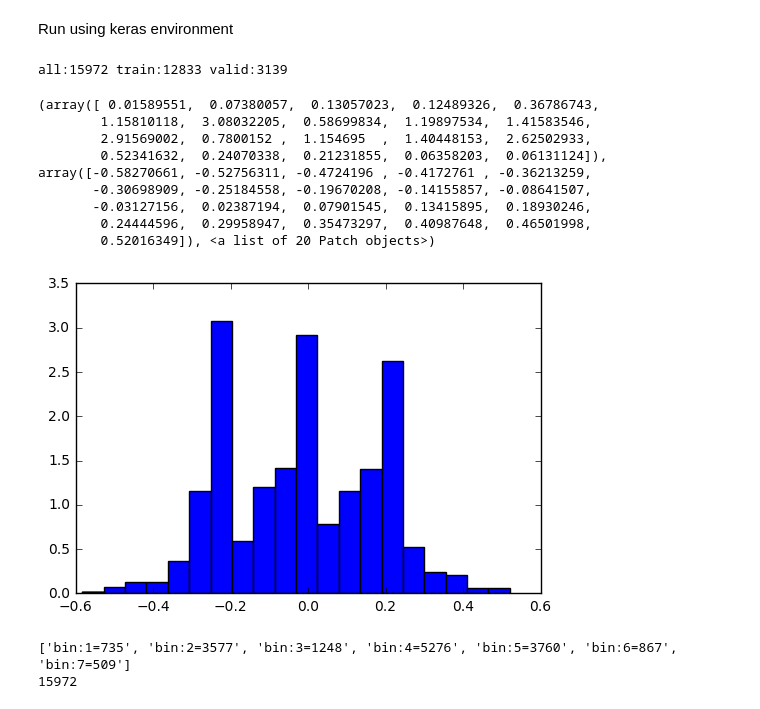
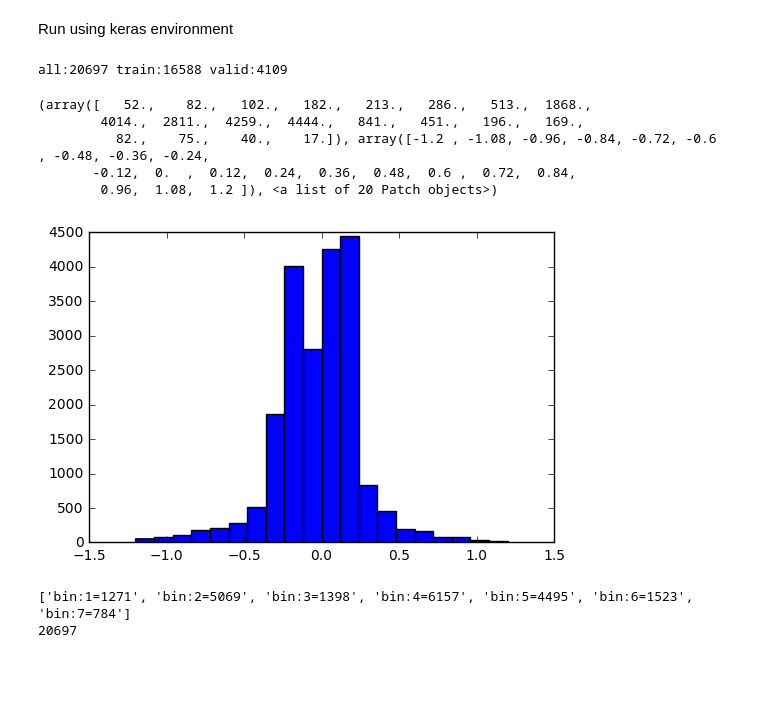
Before and after one commit to mattwg/carnd-cloning-experiments, a Jupyter notebook: Getting Serious.ipynb, the cells around one changed output. Cells and saved outputs as stored; diff of their text form; code cells hidden in the pictures; blank space fills up the shorter version.

Commit message:
added keras visualisation

```diff
--- a/Getting Serious.ipynb
+++ b/Getting Serious.ipynb
@@ -30,7 +30,7 @@ def remove(filename):
 def load_driving_logs(logs, path):
     f = []
     y = []
-    for d in training_data:
+    for d in logs:
         log = d+'driving_log.csv'
         with open(log,'r') as csvfile:
             reader = csv.reader(csvfile, delimiter=',')
@@ -194,8 +194,9 @@ def get_model():
     model.add(Dense(1))
     return model
 # %%
-logs = [ 'data/two-laps-middle-forward/', 'data/two-laps-middle-backwards/',
-                  'data/two-laps-recovery-forward/']
+logs = [ 'data/two-laps-middle-forward/',
+         'data/two-laps-middle-backwards/',
+        'data/two-laps-recovery-forward/']
 
 f, y = load_driving_logs(logs, '/home/mattwg/Projects/carnd-cloning-experiments/')
 
@@ -203,22 +204,19 @@ ft, yt, fv, yv = split_driving_log(f, y, 0.8)
 # %%
 print('all:{} train:{} valid:{}'.format(len(f), len(ft), len(fv)))
 # %% [output]
-all:15972 train:12833 valid:3139
+all:20697 train:16588 valid:4109
 # %%
 import matplotlib.pyplot as plt
 %matplotlib inline
-h = plt.hist(y, bins=20, normed = True)
+h = plt.hist(y, bins=40)
 print(h)
 # %% [output]
-(array([ 0.01589551,  0.07380057,  0.13057023,  0.12489326,  0.36786743,
-        1.15810118,  3.08032205,  0.58699834,  1.19897534,  1.41583546,
-        2.91569002,  0.7800152 ,  1.154695  ,  1.40448153,  2.62502933,
-        0.52341632,  0.24070338,  0.21231855,  0.06358203,  0.06131124]), array([-0.58270661, -0.52756311, -0.4724196 , -0.4172761 , -0.36213259,
-       -0.30698909, -0.25184558, -0.19670208, -0.14155857, -0.08641507,
-       -0.03127156,  0.02387194,  0.07901545,  0.13415895,  0.18930246,
-        0.24444596,  0.29958947,  0.35473297,  0.40987648,  0.46501998,
-        0.52016349]), <a list of 20 Patch objects>)
+(array([   52.,    82.,   102.,   182.,   213.,   286.,   513.,  1868.,
+        4014.,  2811.,  4259.,  4444.,   841.,   451.,   196.,   169.,
+          82.,    75.,    40.,    17.]), array([-1.2 , -1.08, -0.96, -0.84, -0.72, -0.6 , -0.48, -0.36, -0.24,
+       -0.12,  0.  ,  0.12,  0.24,  0.36,  0.48,  0.6 ,  0.72,  0.84,
+        0.96,  1.08,  1.2 ]), <a list of 20 Patch objects>)
-[figure, old version]
+[figure, new version]
 # %%
 def bin_data(f, y, bins):
     fb = {}
@@ -233,13 +231,13 @@ def bin_data(f, y, bins):
             yb[bin] = [y[idx]]
     return fb, yb
 
-fb, yb = bin_data(f, y, bins = (-999, -0.3, -0.2, -0.1, 0.1, 0.2, 0.3, 999 ))
+fb, yb = bin_data(f, y, bins = (-999, -0.4, -0.2, -0.1, 0.1, 0.2, 0.4, 999 ))
 
 print([ 'bin:{}={}'.format(k,len(fb[k])) for k in sorted(fb.keys())])
 print(sum([len(fb[k]) for k in fb.keys()]))
 # %% [output]
-['bin:1=735', 'bin:2=3577', 'bin:3=1248', 'bin:4=5276', 'bin:5=3760', 'bin:6=867', 'bin:7=509']
-15972
+['bin:1=1271', 'bin:2=5069', 'bin:3=1398', 'bin:4=6157', 'bin:5=4495', 'bin:6=1523', 'bin:7=784']
+20697
 # %%
 def generate_balanced(fb, yb, n):
     while True:
```
Also changed, not shown: parts of 2 cells of this notebook.
